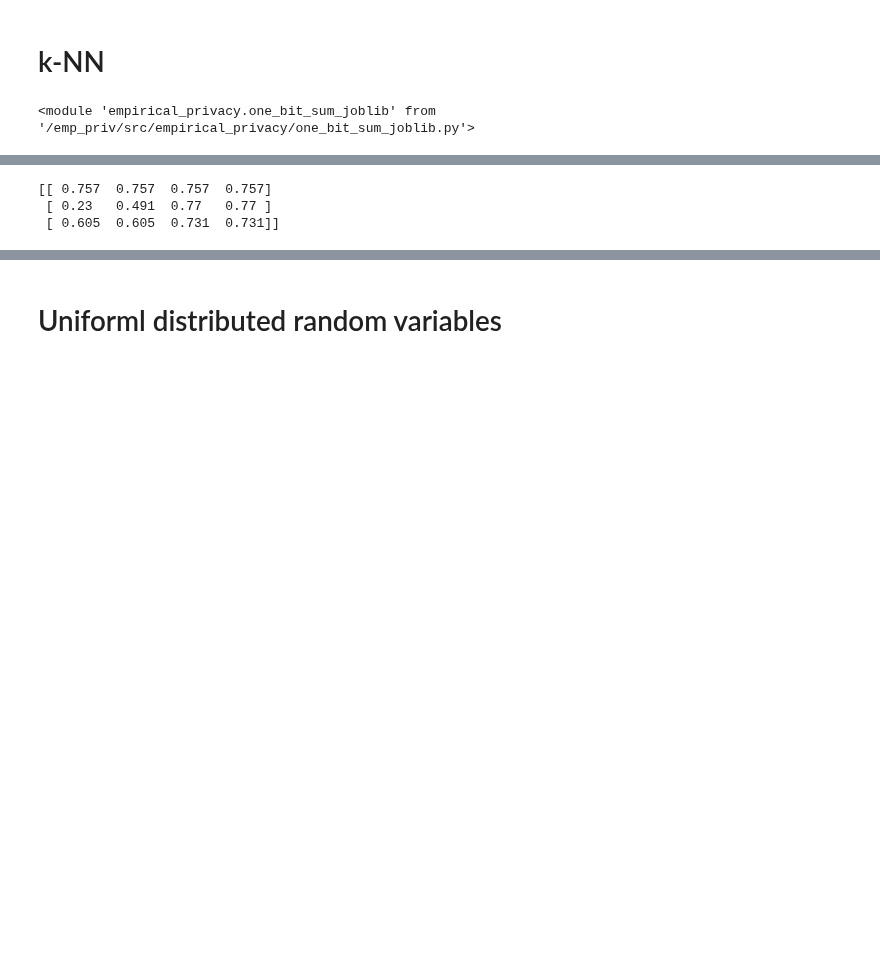
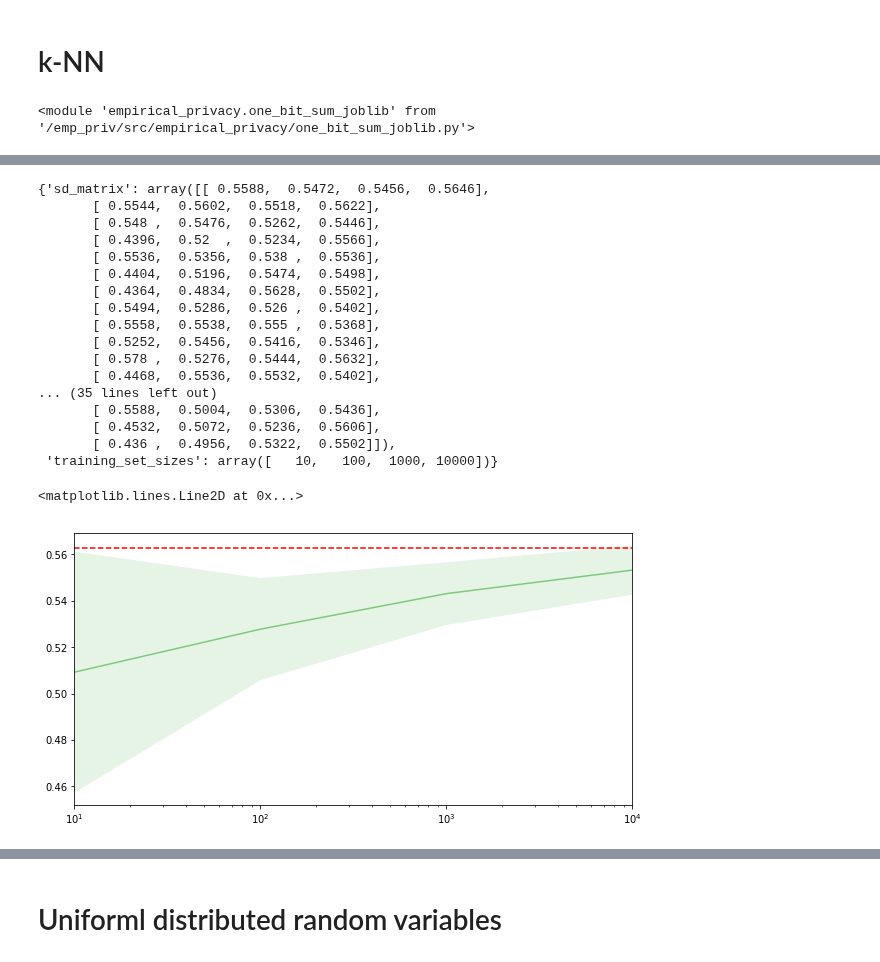
Before and after one commit to maksimt/empirical_privacy, a Jupyter notebook: Notebooks/1-bit sum.ipynb, the cells around one changed output, grey strips where cells are left out. Saved outputs shown, nothing was run; the diff lists cells and outputs as text; code cells hidden in the pictures; blank space fills up the shorter version.

```diff
--- a/Notebooks/1-bit sum.ipynb
+++ b/Notebooks/1-bit sum.ipynb
@@ -117,23 +118,46 @@ plt.legend(loc=(0,1.1))
 # %%
 CC = ComputeOneBitKNNConvergence(
-        n_trials_per_training_set_size=3,
-        n_max=n_max,
+        n_trials_per_training_set_size=50,
+        n_max=1e4,
         n_steps=4,
         dataset_settings = {
-            'n_trials':ntri,
+            'n_trials':n,
             'prob_success':p,
             'gen_distr_type':'binom'
         },
-        validation_set_size = 1000
+        validation_set_size = 5000
     )
 luigi.build([CC], local_scheduler=True, workers=8, log_level='ERROR')
 with CC.output().open() as f:
     res = pickle.load(f)
-print(res['sd_matrix'])
+pprint(res)
+colors = cm.Accent(np.linspace(0,1,2))
+ax = plt.figure(figsize=(10,5))
+ax = plt.gca()
+sns.tsplot(res['sd_matrix'], ci='sd', color=colors[0],
+           ax=ax, legend=False, time=res['training_set_sizes'])
+plt.semilogx()
+plt.axhline(optimal_correctness(n, p), linestyle='--', color='r', label='_nolegend_')
 # %% [output]
-[[ 0.757  0.757  0.757  0.757]
- [ 0.23   0.491  0.77   0.77 ]
- [ 0.605  0.605  0.731  0.731]]
+{'sd_matrix': array([[ 0.5588,  0.5472,  0.5456,  0.5646],
+       [ 0.5544,  0.5602,  0.5518,  0.5622],
+       [ 0.548 ,  0.5476,  0.5262,  0.5446],
+       [ 0.4396,  0.52  ,  0.5234,  0.5566],
+       [ 0.5536,  0.5356,  0.538 ,  0.5536],
+       [ 0.4404,  0.5196,  0.5474,  0.5498],
+       [ 0.4364,  0.4834,  0.5628,  0.5502],
+       [ 0.5494,  0.5286,  0.526 ,  0.5402],
+       [ 0.5558,  0.5538,  0.555 ,  0.5368],
+       [ 0.5252,  0.5456,  0.5416,  0.5346],
+       [ 0.578 ,  0.5276,  0.5444,  0.5632],
+       [ 0.4468,  0.5536,  0.5532,  0.5402],
+... (35 lines left out)
+       [ 0.5588,  0.5004,  0.5306,  0.5436],
+       [ 0.4532,  0.5072,  0.5236,  0.5606],
+       [ 0.436 ,  0.4956,  0.5322,  0.5502]]),
+ 'training_set_sizes': array([   10,   100,  1000, 10000])}
+<matplotlib.lines.Line2D at 0x...>
+[figure, added]
 # %%
 def get_fit(res, N_samples):
     ntri, nsamp = res.shape
```
Also changed, not shown: parts of 17 cells of this notebook, 7 other files.
